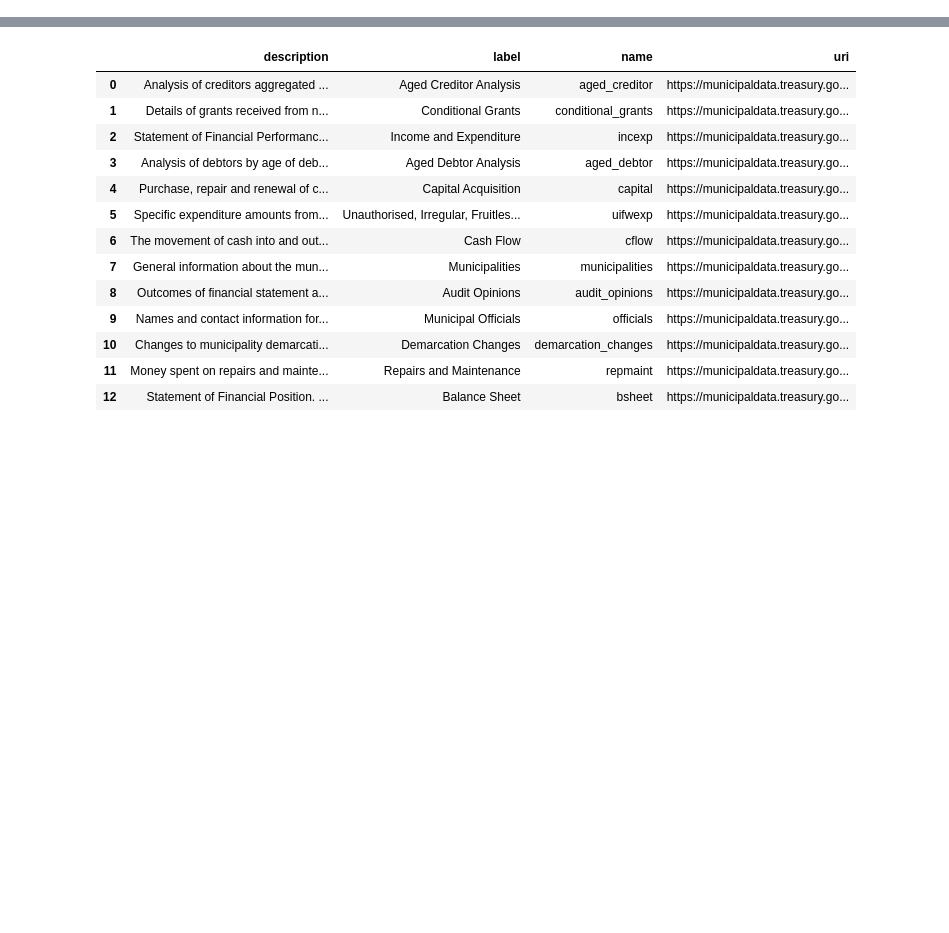
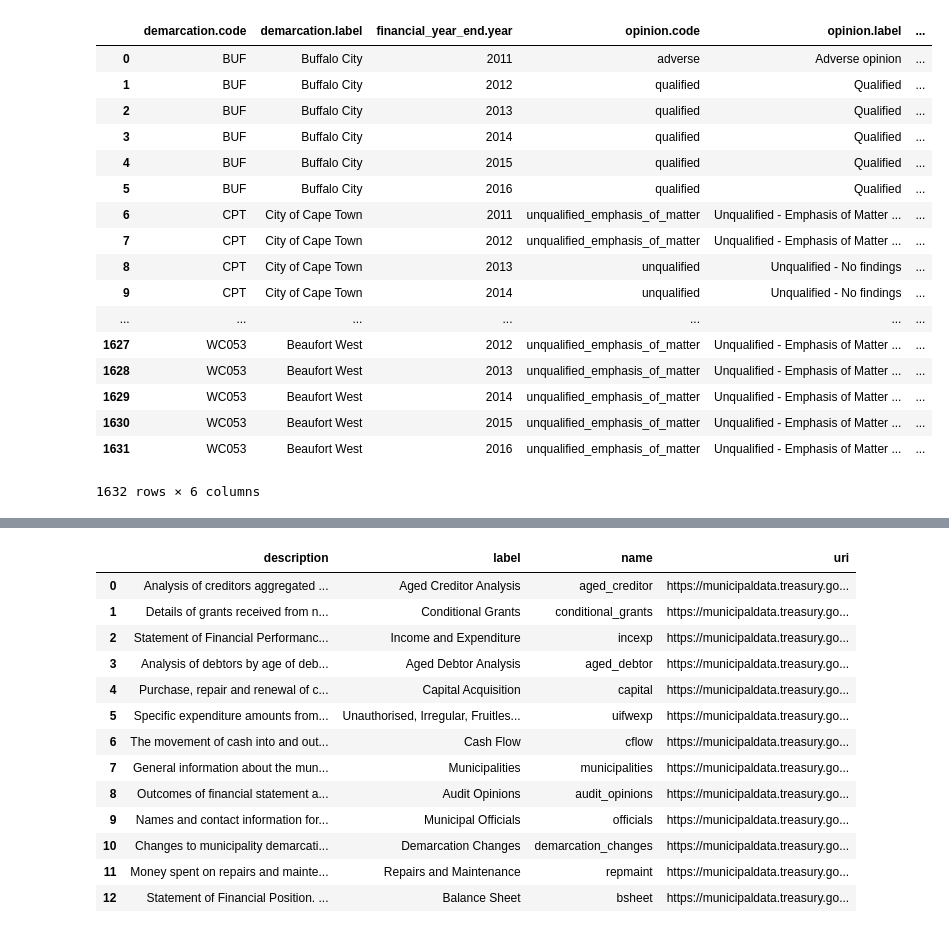
Before and after one commit to datawizzards-za/ntbhack, a Jupyter notebook: notebooks/11-02-2018-municipal-money.ipynb, the cells around one changed output, grey strips where cells are left out. Saved outputs shown, nothing was run; the diff lists cells and outputs as text; code cells hidden in the pictures; blank space fills up the shorter version.

```diff
--- a/notebooks/11-02-2018-municipal-money.ipynb
+++ b/notebooks/11-02-2018-municipal-money.ipynb
@@ -9,0 +79,22 @@ import time
+# %%
+pd.DataFrame(requests.get('https://municipaldata.treasury.gov.za/api/cubes/audit_opinions/facts',
+                          allow_redirects=True).json()['data'])
+# %% [output]
+|  | demarcation.code | demarcation.label | financial_year_end.year | opinion.code | opinion.label | ... |
+| 0 | BUF | Buffalo City | 2011 | adverse | Adverse opinion | ... |
+| 1 | BUF | Buffalo City | 2012 | qualified | Qualified | ... |
+| 2 | BUF | Buffalo City | 2013 | qualified | Qualified | ... |
+| 3 | BUF | Buffalo City | 2014 | qualified | Qualified | ... |
+| 4 | BUF | Buffalo City | 2015 | qualified | Qualified | ... |
+| 5 | BUF | Buffalo City | 2016 | qualified | Qualified | ... |
+| 6 | CPT | City of Cape Town | 2011 | unqualified_emphasis_of_matter | Unqualified - Emphasis of Matter ... | ... |
+| 7 | CPT | City of Cape Town | 2012 | unqualified_emphasis_of_matter | Unqualified - Emphasis of Matter ... | ... |
+| 8 | CPT | City of Cape Town | 2013 | unqualified | Unqualified - No findings | ... |
+| 9 | CPT | City of Cape Town | 2014 | unqualified | Unqualified - No findings | ... |
+| ... | ... | ... | ... | ... | ... | ... |
+| 1627 | WC053 | Beaufort West | 2012 | unqualified_emphasis_of_matter | Unqualified - Emphasis of Matter ... | ... |
+| 1628 | WC053 | Beaufort West | 2013 | unqualified_emphasis_of_matter | Unqualified - Emphasis of Matter ... | ... |
+| 1629 | WC053 | Beaufort West | 2014 | unqualified_emphasis_of_matter | Unqualified - Emphasis of Matter ... | ... |
+| 1630 | WC053 | Beaufort West | 2015 | unqualified_emphasis_of_matter | Unqualified - Emphasis of Matter ... | ... |
+| 1631 | WC053 | Beaufort West | 2016 | unqualified_emphasis_of_matter | Unqualified - Emphasis of Matter ... | ... |
+1632 rows × 6 columns
```
Also changed, not shown: parts of 9 cells of this notebook, 2 other files.
